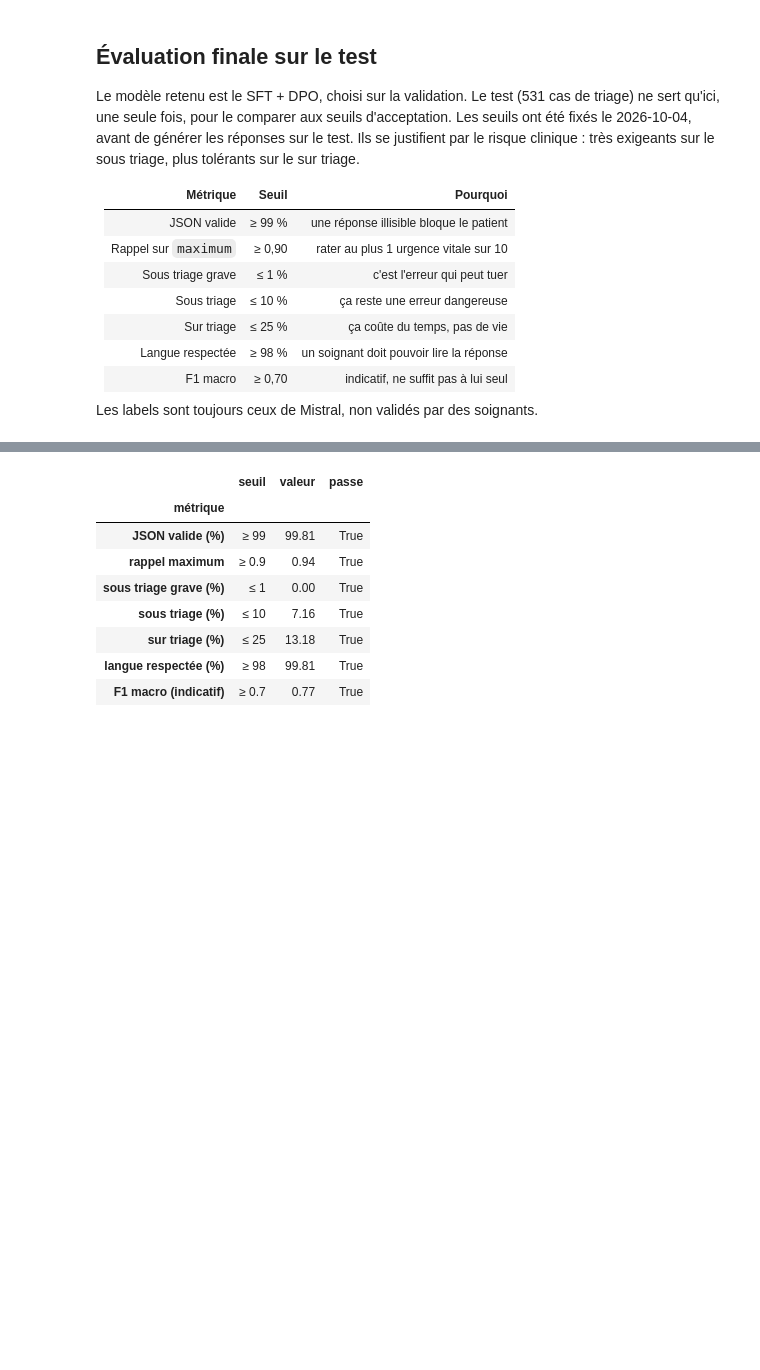
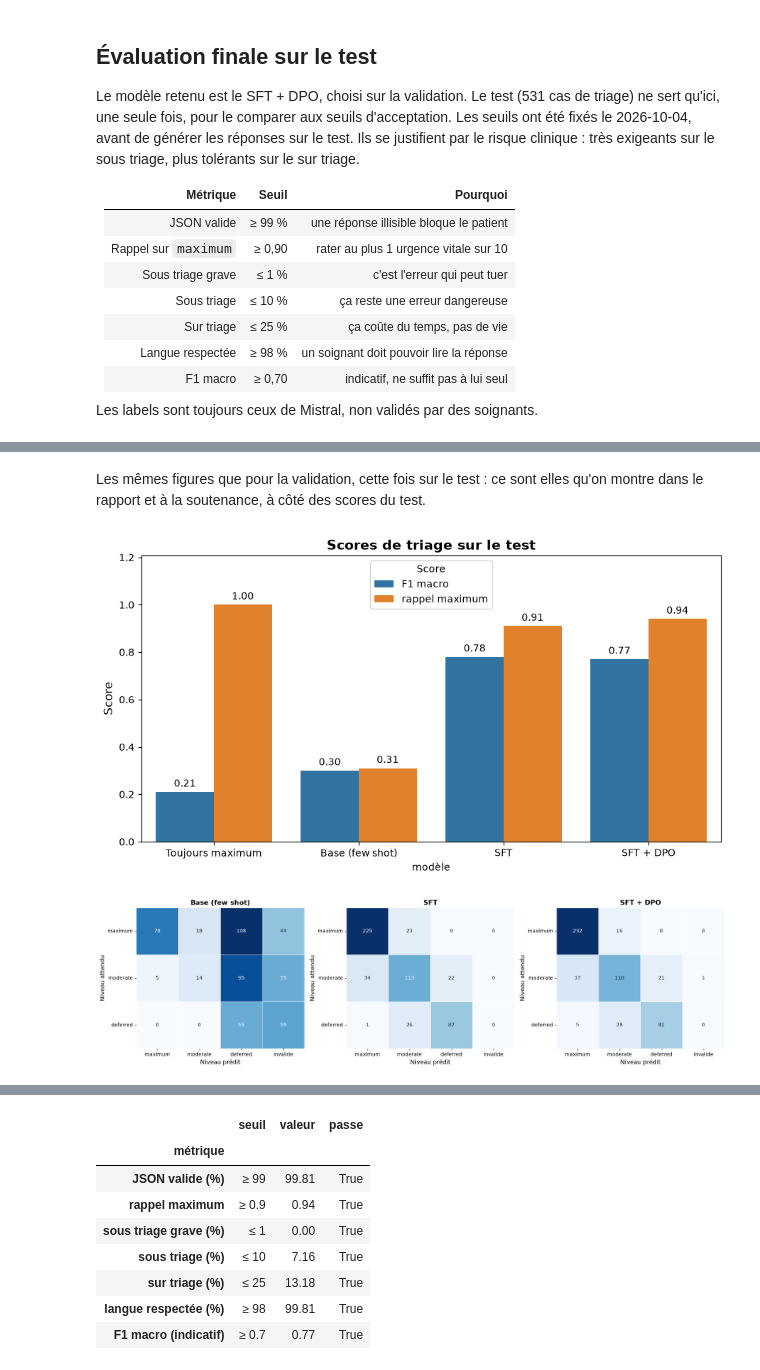
Before and after one commit to RaphaelRIVIERE/llm-finetuning, a Jupyter notebook: notebooks/06_comparaison_modeles.ipynb, the cells around one changed output, grey strips where cells are left out. Cells and saved outputs as stored; diff of their text form; code cells hidden in the pictures; blank space fills up the shorter version.

Commit message:
docs: finalise le rapport et les cards, ajoute les figures du test et la collection Postman

```diff
--- a/notebooks/06_comparaison_modeles.ipynb
+++ b/notebooks/06_comparaison_modeles.ipynb
@@ -409,3 +409,34 @@ pd.concat({"fr": tableau(scores_test, "fr"), "en": tableau(scores_test, "en")})
 |  | Base (few shot) | 71.4 | 0.24 | 0.37 | 0.05 | 0.29 | 0.23 | ... |
 |  | SFT | 100.0 | 0.77 | 0.88 | 0.66 | 0.78 | 0.89 | ... |
 |  | SFT + DPO | 100.0 | 0.76 | 0.87 | 0.65 | 0.74 | 0.92 | ... |
+# %% [markdown]
+Les mêmes figures que pour la validation, cette fois sur le test : ce sont elles qu'on montre dans le rapport et à la soutenance, à côté des scores du test.
+# %%
+graphe_test = tableau(scores_test)[["F1 macro", "rappel maximum"]].reset_index().melt(
+    id_vars="modèle", var_name="score", value_name="valeur"
+)
+
+fig, ax = plt.subplots(figsize=(9, 5))
+create_barplot(
+    graphe_test, ax, x="modèle", y="valeur", hue="score",
+    title="Scores de triage sur le test",
+    xlabel="", ylabel="Score", xrotation=0, fmt="{:.2f}",
+    show_legend=True, legend_title="Score",
+)
+plt.tight_layout()
+save_figure(fig, "06_comparaison_modeles/scores_par_modele_test")
+plt.show()
+
+fig, axes = plt.subplots(1, len(modeles), figsize=(6 * len(modeles), 5))
+for ax, nom in zip(np.atleast_1d(axes), modeles):
+    matrice = pd.DataFrame(scores_test[nom]["tous"]["matrice"], index=NIVEAUX, columns=NIVEAUX + [INVALIDE])
+    create_heatmap(
+        matrice, ax, fmt="d", cmap="Blues", cbar=False, xrotation=0,
+        title=nom, xlabel="Niveau prédit", ylabel="Niveau attendu",
+    )
+plt.tight_layout()
+save_figure(fig, "06_comparaison_modeles/matrices_confusion_test")
+plt.show()
+# %% [output]
+[figure, added]
+[figure, added]
```
Also changed, not shown: parts of 3 cells of this notebook, 9 other files.
